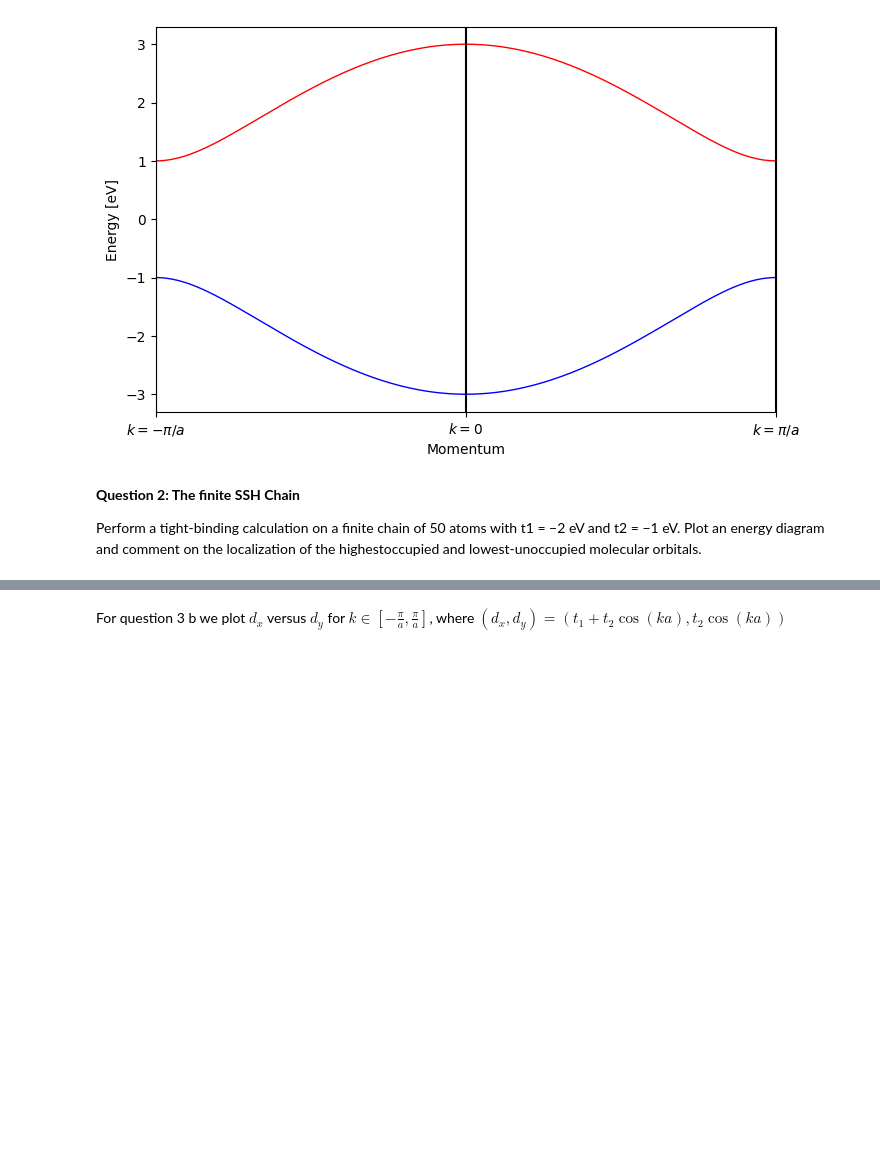
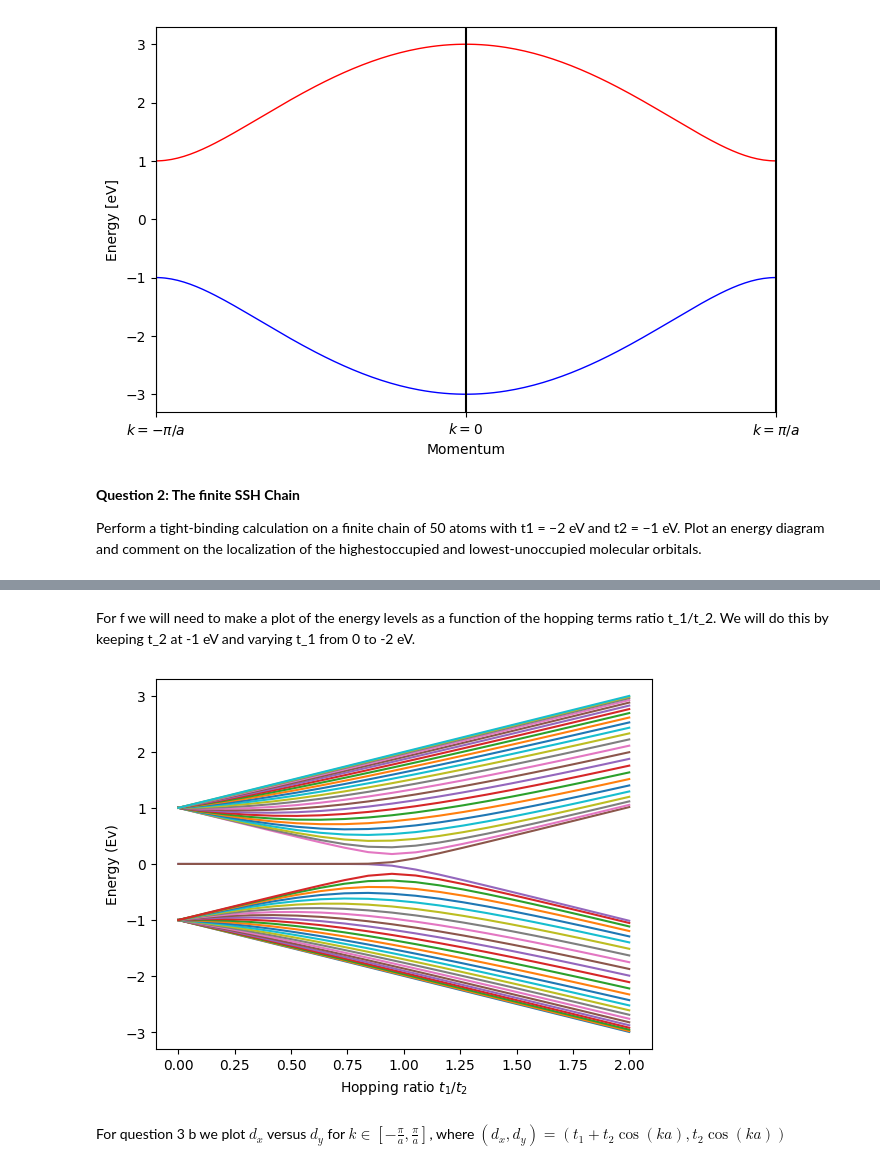
Before and after one commit to CasSteur/numeriek-hand-in-1, a Jupyter notebook: SOM_handin2_2.ipynb, the cells around one changed output, grey strips where cells are left out. Saved outputs shown, nothing was run; the diff lists cells and outputs as text; code cells hidden in the pictures; blank space fills up the shorter version.

```diff
--- a/SOM_handin2_2.ipynb
+++ b/SOM_handin2_2.ipynb
@@ -122,3 +163,49 @@ for i in range(N):
+# %% [markdown]
+For f we will need to make a plot of the energy levels as a function of the hopping terms ratio t_1/t_2. We will do this by keeping t_2 at -1 eV and varying t_1 from 0 to -2 eV.
+# %%
+# Assign hopping
+t2 = -1.0 #eV
+N = 50 #number of atoms
+a = 1 #distance between C atoms in Å
+
+# create matrix
+H_SSHfin = sisl.Hamiltonian(geomSSH_fin)
+
+#Setting up our values for t_1 and empty lists for our result so we can
+#plot them later on
+t1_values = np.linspace(0,-2,20)
+All_energies = []
+hopping_ratios = []
+
+#looping over all different values to the whole calculation for each of them
+#the results from this will be put in the empty lists we just made
+for t1 in t1_values:
+  hopping_ratios.append(t1/t2)
+  for i in range(N):
+    if i % 2 == 0:
+      H_SSHfin[i,(i+1) % 50] = t1
+      H_SSHfin[i,(i-1) % 50] = t2
+    else:
+      H_SSHfin[i,(i+1) % 50] = t2
+      H_SSHfin[i,(i-1) % 50] = t1
+  H_SSHfin[0,49] = 0
+  H_SSHfin[49,0] = 0
+  EVal,EVec=np.linalg.eig(H_SSHfin.Hk().todense())
+  sort_order=np.argsort(EVal)
+  EVal=EVal[sort_order]   #Sort eigenvalues
+  EVec=EVec[:,sort_order]   #Sort eigenvectors
+  All_energies.append(EVal)
+
+#plotting all energylevels for the different values of t1
+plt.figure() #making the figure for our plot
+for i in range(N): #putting the energyvalues together per value of t1
+  energie_band = [Evalues[i] for Evalues in All_energies]
+  plt.plot(hopping_ratios, energie_band)
+plt.xlabel('Hopping ratio $t_1/t_2$') #adding axis labels
+plt.ylabel('Energy (Ev)')
+plt.show()
+# %% [output]
+[figure, added]
 # %% [markdown]
 For question 3 b we plot $d_x$ versus $d_y$ for $k\in[-\frac{\pi}{a},\frac{\pi}{a}]$, where $(d_x,d_y)=(t_1+t_2\cos(ka),t_2\cos(ka))$
 # %%
```
Also changed, not shown: parts of 8 cells of this notebook.
